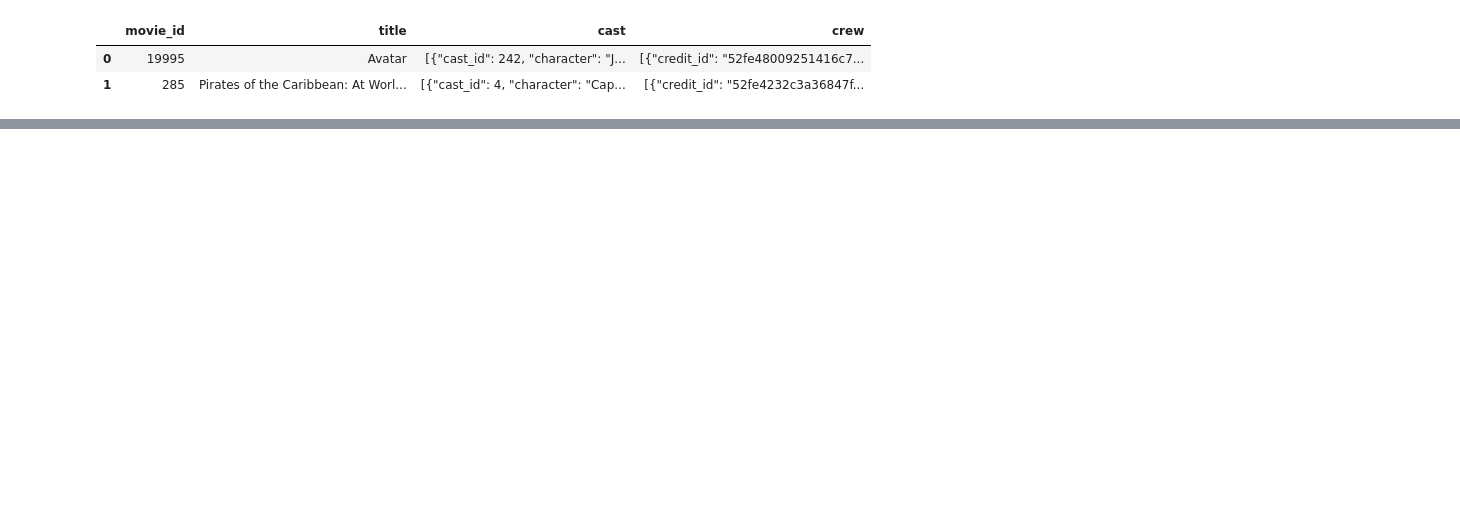
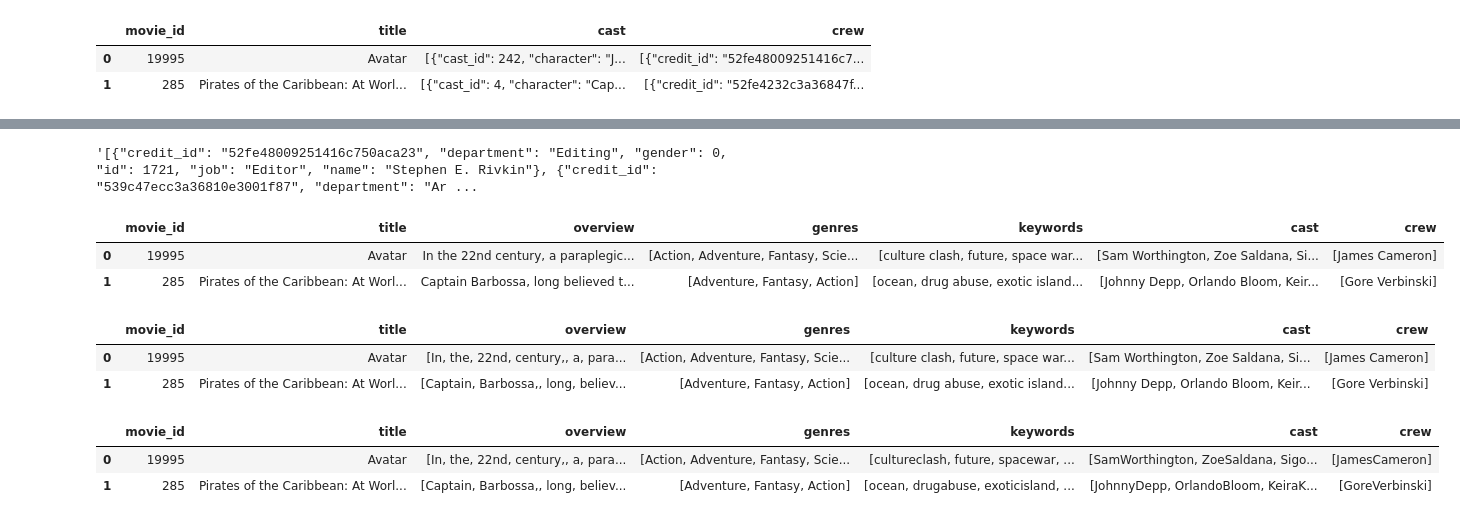
Before and after one commit to mon28/Movie-Recommender-System, a Jupyter notebook: research/Recommender_System.ipynb, the cells around one changed output, grey strips where cells are left out. Saved outputs shown, nothing was run; the diff lists cells and outputs as text; code cells hidden in the pictures; blank space fills up the shorter version.

```diff
--- a/research/Recommender_System.ipynb
+++ b/research/Recommender_System.ipynb
@@ -43,0 +124,12 @@ credits.head(2)
+# %%
+## Only want to take 'name' values of top three cast members
+def convert_cast(text):
+    l = []
+    counter = 0
+    for i in ast.literal_eval(text):
+        if counter < 3:
+            l.append(i['name'])
+            counter += 1
+    return l
+# %%
+movies['cast'] = movies['cast'].apply(convert_cast)
@@ -43,0 +142,30 @@ credits.head(2)
+# %%
+movies.iloc[0]['crew']
+# %% [output]
+'[{"credit_id": "52fe48009251416c750aca23", "department": "Editing", "gender": 0, "id": 1721, "job": "Editor", "name": "Stephen E. Rivkin"}, {"credit_id": "539c47ecc3a36810e3001f87", "department": "Ar ...
+# %%
+## Only extract director name from crew - 'name' value where 'job' is director
+
+def fetch_director(text):
+    l = []
+    for i in ast.literal_eval(text):
+        if i['job'] == 'Director':
+            l.append(i['name'])
+            break
+    return l
+# %%
+movies['crew'] = movies['crew'].apply(fetch_director)
+# %%
+movies.head(2)
+# %% [output]
+|  | movie_id | title | overview | genres | keywords | cast | crew |
+| 0 | 19995 | Avatar | In the 22nd century, a paraplegic... | [Action, Adventure, Fantasy, Scie... | [culture clash, future, space war... | [Sam Worthington, Zoe Saldana, Si... | [James Cameron] |
+| 1 | 285 | Pirates of the Caribbean: At Worl... | Captain Barbossa, long believed t... | [Adventure, Fantasy, Action] | [ocean, drug abuse, exotic island... | [Johnny Depp, Orlando Bloom, Keir... | [Gore Verbinski] |
+# %%
+## convert overview text to tokens
+movies['overview']  = movies['overview'].apply(lambda x: x.split())
+movies.head(2)
+# %% [output]
+|  | movie_id | title | overview | genres | keywords | cast | crew |
+| 0 | 19995 | Avatar | [In, the, 22nd, century,, a, para... | [Action, Adventure, Fantasy, Scie... | [culture clash, future, space war... | [Sam Worthington, Zoe Saldana, Si... | [James Cameron] |
+| 1 | 285 | Pirates of the Caribbean: At Worl... | [Captain, Barbossa,, long, believ... | [Adventure, Fantasy, Action] | [ocean, drug abuse, exotic island... | [Johnny Depp, Orlando Bloom, Keir... | [Gore Verbinski] |
@@ -43,0 +185,6 @@ credits.head(2)
+# %%
+movies.head(2)
+# %% [output]
+|  | movie_id | title | overview | genres | keywords | cast | crew |
+| 0 | 19995 | Avatar | [In, the, 22nd, century,, a, para... | [Action, Adventure, Fantasy, Scie... | [cultureclash, future, spacewar, ... | [SamWorthington, ZoeSaldana, Sigo... | [JamesCameron] |
+| 1 | 285 | Pirates of the Caribbean: At Worl... | [Captain, Barbossa,, long, believ... | [Adventure, Fantasy, Action] | [ocean, drugabuse, exoticisland, ... | [JohnnyDepp, OrlandoBloom, KeiraK... | [GoreVerbinski] |
```
Also changed, not shown: parts of 44 cells of this notebook, 28 other files.
